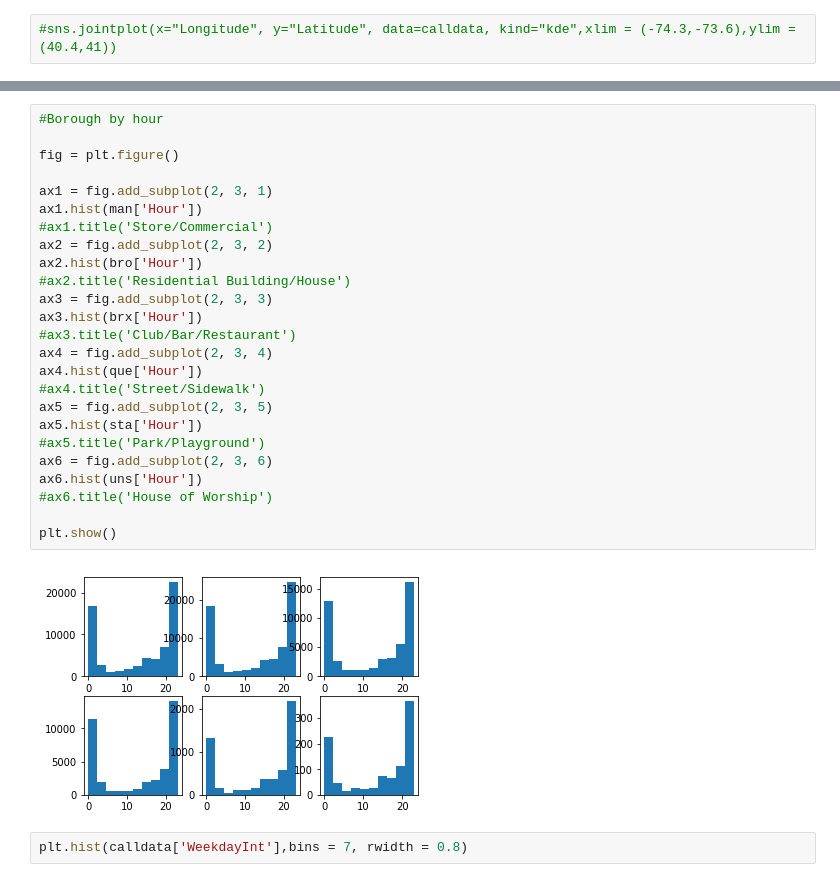
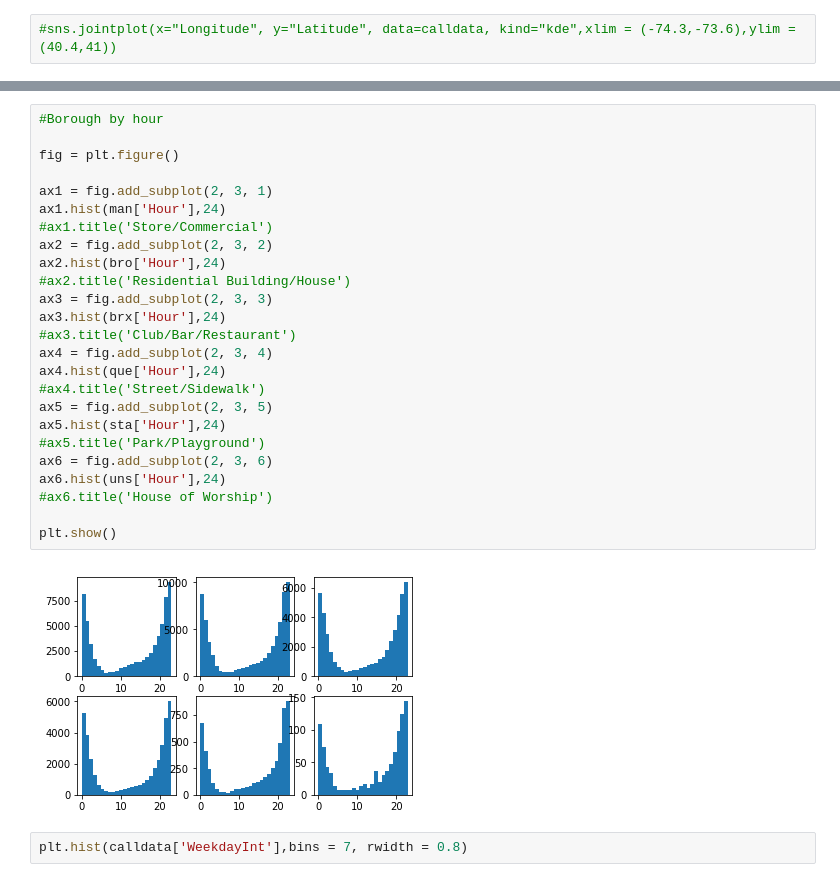
Before and after one commit to TrifectaIII/Data-Science-Final, a Jupyter notebook: DataScienceFinal.ipynb, the cells around one changed output, grey strips where cells are left out. Drawn from its saved outputs; the diff is of its cells as text.

```diff
--- a/DataScienceFinal.ipynb
+++ b/DataScienceFinal.ipynb
@@ -234,30 +268,30 @@ plt.show()
 # %%
 #Borough by hour
 
 fig = plt.figure()
 
 ax1 = fig.add_subplot(2, 3, 1)
-ax1.hist(man['Hour'])
+ax1.hist(man['Hour'],24)
 #ax1.title('Store/Commercial')
 ax2 = fig.add_subplot(2, 3, 2)
-ax2.hist(bro['Hour'])
+ax2.hist(bro['Hour'],24)
 #ax2.title('Residential Building/House')
 ax3 = fig.add_subplot(2, 3, 3)
-ax3.hist(brx['Hour'])
+ax3.hist(brx['Hour'],24)
 #ax3.title('Club/Bar/Restaurant')
 ax4 = fig.add_subplot(2, 3, 4)
-ax4.hist(que['Hour'])
+ax4.hist(que['Hour'],24)
 #ax4.title('Street/Sidewalk')
 ax5 = fig.add_subplot(2, 3, 5)
-ax5.hist(sta['Hour'])
+ax5.hist(sta['Hour'],24)
 #ax5.title('Park/Playground')
 ax6 = fig.add_subplot(2, 3, 6)
-ax6.hist(uns['Hour'])
+ax6.hist(uns['Hour'],24)
 #ax6.title('House of Worship')
 
 plt.show()
 # %% [output]
-[figure, old version]
+[figure, new version]
 # %%
 plt.hist(calldata['WeekdayInt'],bins = 7, rwidth = 0.8)
 # %% [output]
```
Also changed, not shown: parts of 12 cells of this notebook.
